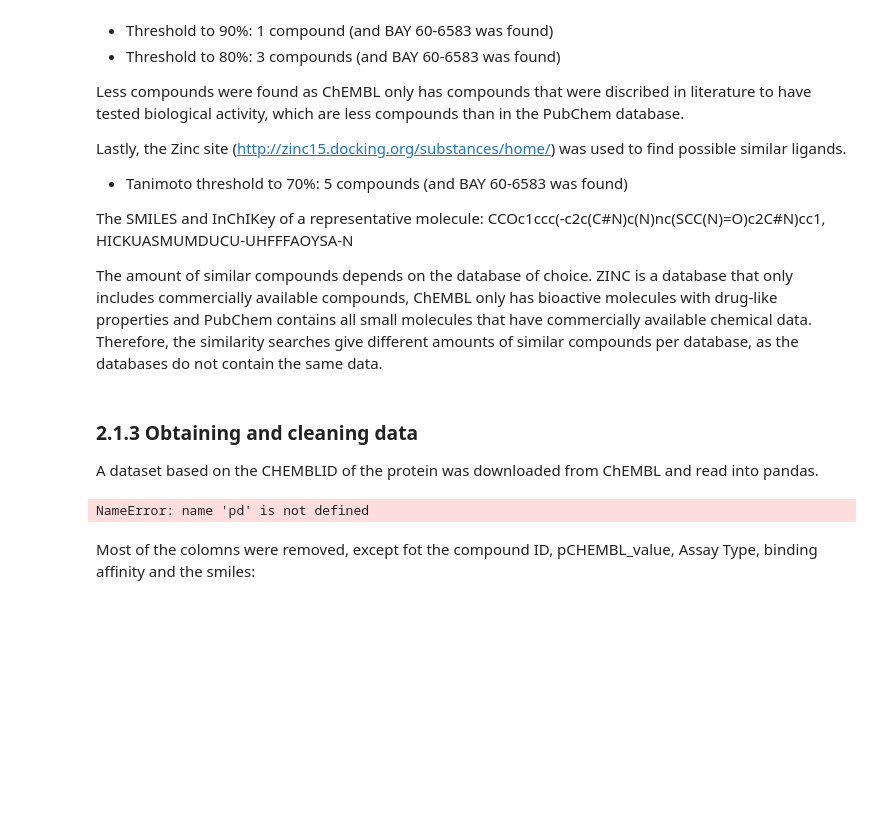
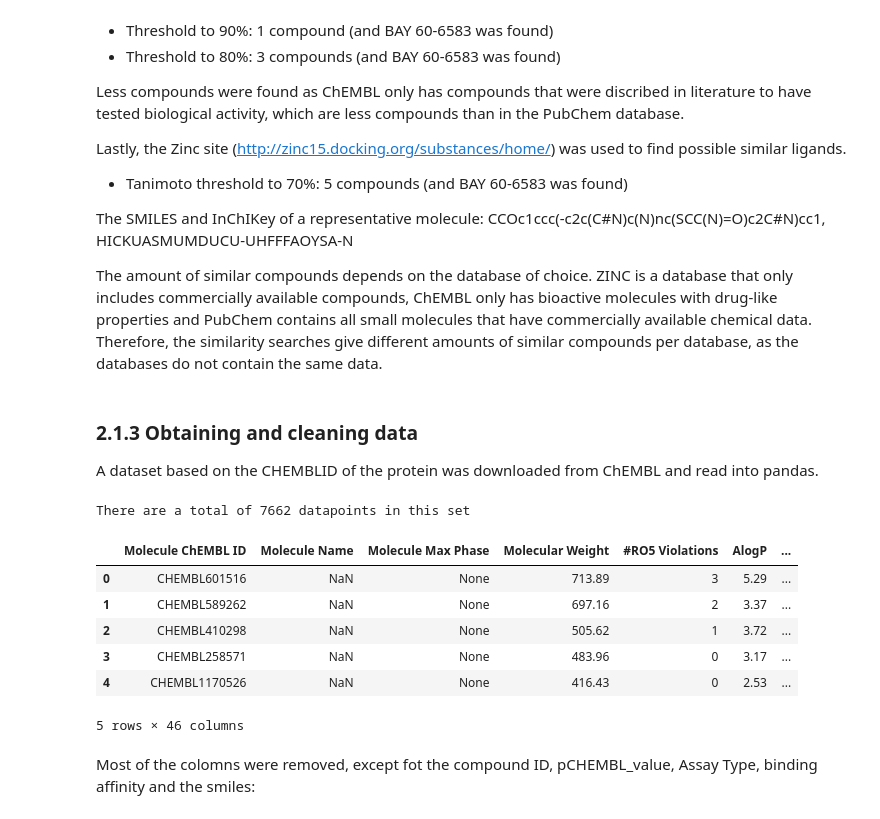
Before and after one commit to benthesmit/ACMDD_Benthe, a Jupyter notebook: Benthe_02-Cheminformatics&MachineLearing.ipynb, the cells around one changed output. Cells and saved outputs as stored; diff of their text form; code cells hidden in the pictures; blank space fills up the shorter version.

```diff
--- a/Benthe_02-Cheminformatics&MachineLearing.ipynb
+++ b/Benthe_02-Cheminformatics&MachineLearing.ipynb
@@ -125,14 +119,21 @@ The amount of similar compounds depends on the database of choice. ZINC is a dat
 A dataset based on the CHEMBLID of the protein was downloaded from ChEMBL and read into pandas.
 # %%
 CHEMBLID = 'CHEMBL255'
-FILENAME = '../ACMDD_Benthe/TSV_files/CHEMBL255.tsv'
+FILENAME = '../ACMDD_Benthe.git/TSV_files/CHEMBL255.tsv'
 
 data = pd.read_csv(FILENAME, sep='\t')
 
 print("There are a total of {} datapoints in this set".format(len(data)))
 data.head()
 # %% [output]
-NameError: name 'pd' is not defined
+There are a total of 7662 datapoints in this set
+|  | Molecule ChEMBL ID | Molecule Name | Molecule Max Phase | Molecular Weight | #RO5 Violations | AlogP | ... |
+| 0 | CHEMBL601516 | NaN | None | 713.89 | 3 | 5.29 | ... |
+| 1 | CHEMBL589262 | NaN | None | 697.16 | 2 | 3.37 | ... |
+| 2 | CHEMBL410298 | NaN | None | 505.62 | 1 | 3.72 | ... |
+| 3 | CHEMBL258571 | NaN | None | 483.96 | 0 | 3.17 | ... |
+| 4 | CHEMBL1170526 | NaN | None | 416.43 | 0 | 2.53 | ... |
+5 rows × 46 columns
 # %% [markdown]
 Most of the colomns were removed, except fot the compound ID, pCHEMBL_value, Assay Type, binding affinity and the smiles:
 # %%
```
Also changed, not shown: parts of 5 cells of this notebook.
